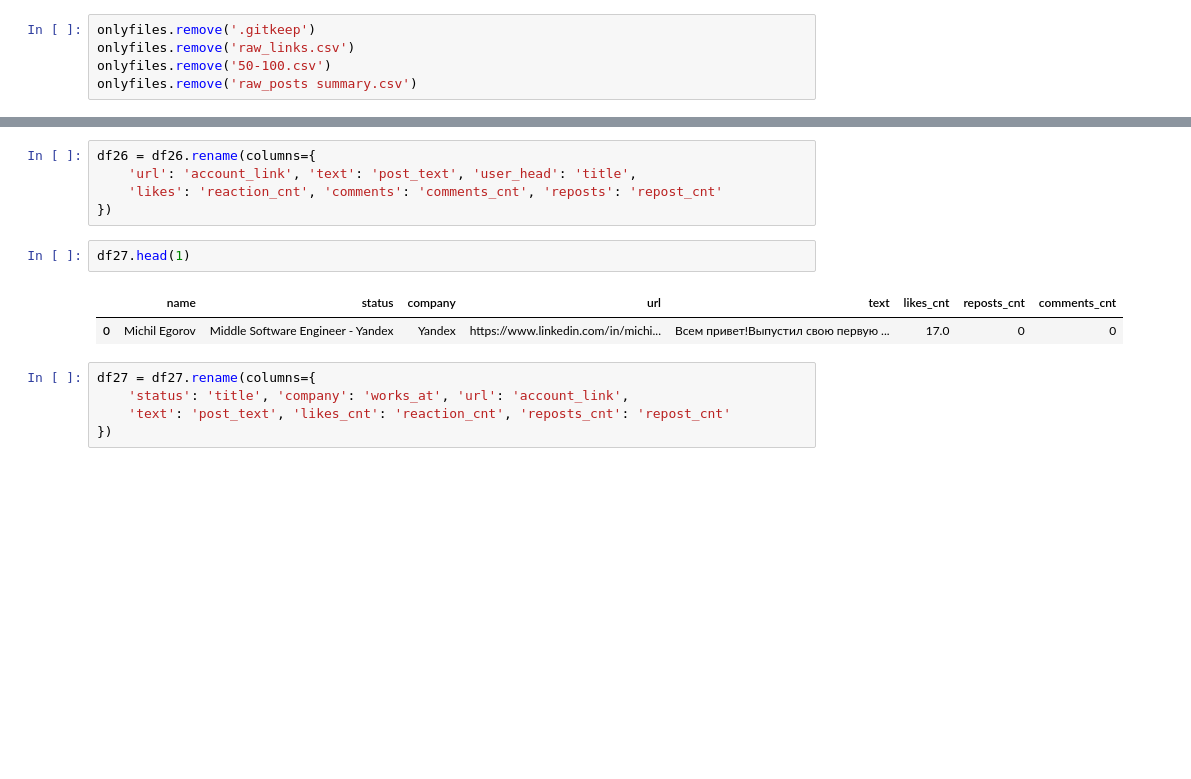
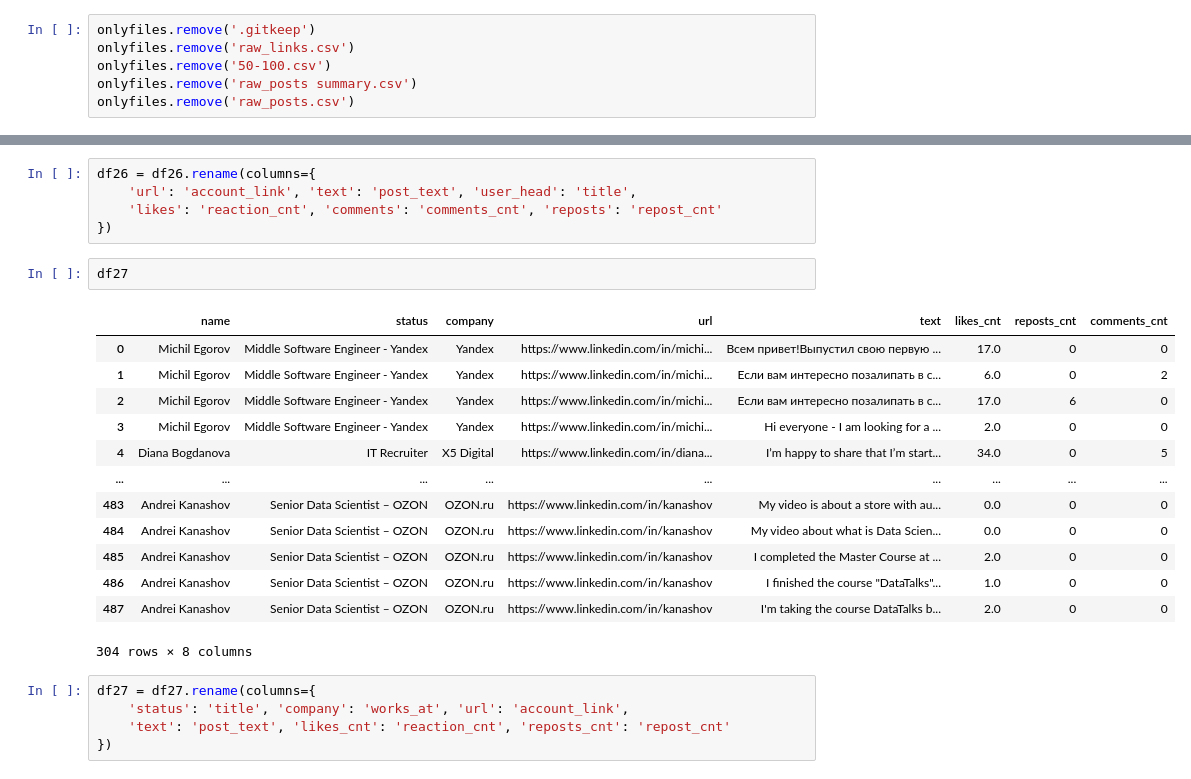
Before and after one commit to Akarinokadze/mentoring_hackathon, a Jupyter notebook: notebooks/experiments.ipynb, the cells around one changed output, grey strips where cells are left out. Drawn from its saved outputs; the diff is of its cells as text; blank space fills up the shorter version.

```diff
--- a/notebooks/experiments.ipynb
+++ b/notebooks/experiments.ipynb
@@ -13,6 +13,7 @@ onlyfiles.remove('.gitkeep')
 onlyfiles.remove('raw_links.csv')
 onlyfiles.remove('50-100.csv')
 onlyfiles.remove('raw_posts summary.csv')
+onlyfiles.remove('raw_posts.csv')
 # %%
 for i in range(len(onlyfiles)):
     onlyfiles[i] = r'../data/01_raw/' + onlyfiles[i]
@@ -67,10 +95,21 @@ df26 = df26.rename(columns={
     'likes': 'reaction_cnt', 'comments': 'comments_cnt', 'reposts': 'repost_cnt'
 })
 # %%
-df27.head(1)
+df27
 # %% [output]
 |  | name | status | company | url | text | likes_cnt | reposts_cnt | comments_cnt |
 | 0 | Michil Egorov | Middle Software Engineer - Yandex | Yandex | https://www.linkedin.com/in/michi... | Всем привет!Выпустил свою первую ... | 17.0 | 0 | 0 |
+| 1 | Michil Egorov | Middle Software Engineer - Yandex | Yandex | https://www.linkedin.com/in/michi... | Если вам интересно позалипать в с... | 6.0 | 0 | 2 |
+| 2 | Michil Egorov | Middle Software Engineer - Yandex | Yandex | https://www.linkedin.com/in/michi... | Если вам интересно позалипать в с... | 17.0 | 6 | 0 |
+| 3 | Michil Egorov | Middle Software Engineer - Yandex | Yandex | https://www.linkedin.com/in/michi... | Hi everyone - I am looking for a ... | 2.0 | 0 | 0 |
+| 4 | Diana Bogdanova | IT Recruiter | X5 Digital | https://www.linkedin.com/in/diana... | I’m happy to share that I’m start... | 34.0 | 0 | 5 |
+| ... | ... | ... | ... | ... | ... | ... | ... | ... |
+| 483 | Andrei Kanashov | Senior Data Scientist – OZON | OZON.ru | https://www.linkedin.com/in/kanashov | My video is about a store with au... | 0.0 | 0 | 0 |
+| 484 | Andrei Kanashov | Senior Data Scientist – OZON | OZON.ru | https://www.linkedin.com/in/kanashov | My video about what is Data Scien... | 0.0 | 0 | 0 |
+| 485 | Andrei Kanashov | Senior Data Scientist – OZON | OZON.ru | https://www.linkedin.com/in/kanashov | I completed the Master Course at ... | 2.0 | 0 | 0 |
+| 486 | Andrei Kanashov | Senior Data Scientist – OZON | OZON.ru | https://www.linkedin.com/in/kanashov | I finished the course "DataTalks"... | 1.0 | 0 | 0 |
+| 487 | Andrei Kanashov | Senior Data Scientist – OZON | OZON.ru | https://www.linkedin.com/in/kanashov | I'm taking the course DataTalks b... | 2.0 | 0 | 0 |
+304 rows × 8 columns
 # %%
 df27 = df27.rename(columns={
     'status': 'title', 'company': 'works_at', 'url': 'account_link',
```
Also changed, not shown: parts of 4 cells of this notebook, 8 other files.
